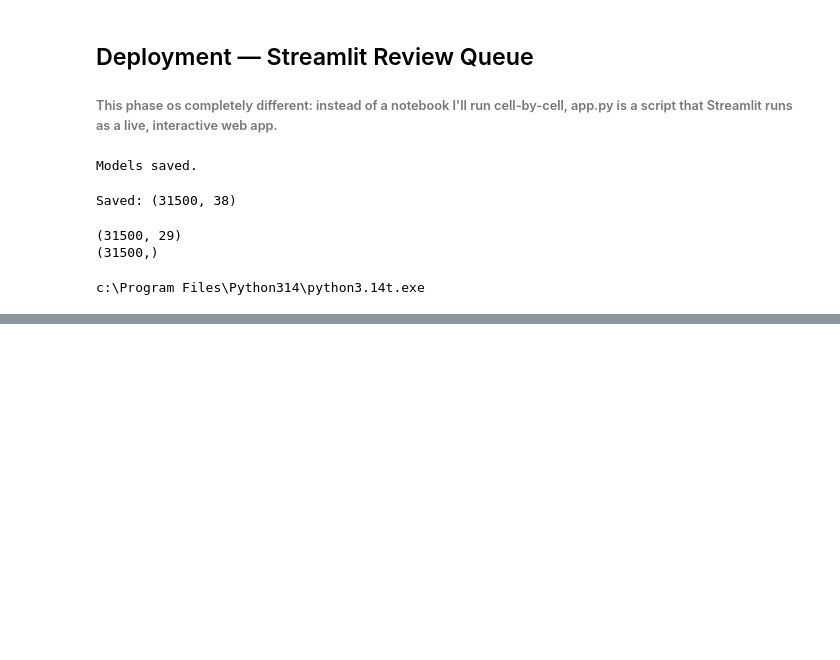
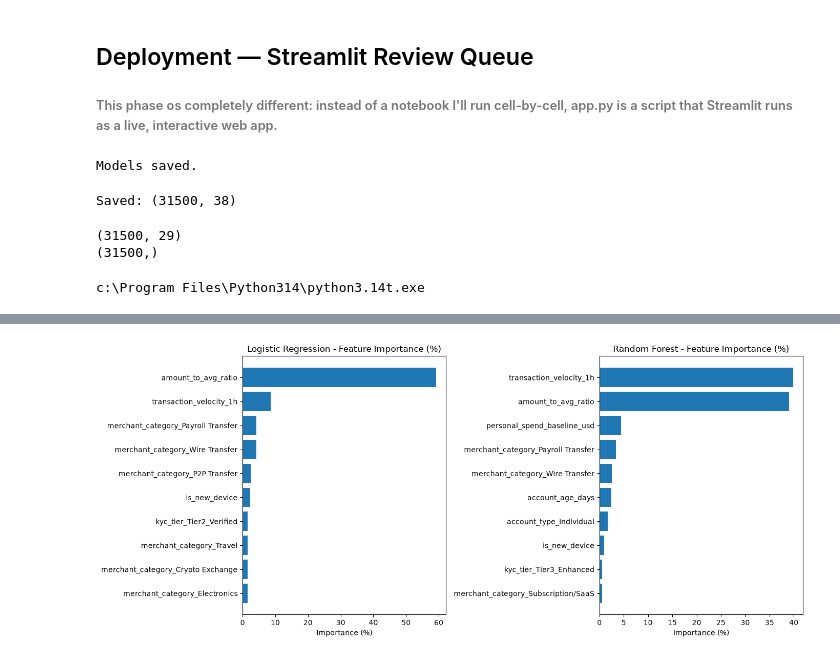
Before and after one commit to Adedamola-Akano/finlora_finance---fraud_detection_project, a Jupyter notebook: notebooks/04_modeling.ipynb, the cells around one changed output, grey strips where cells are left out. Cells and saved outputs as stored; diff of their text form; code cells hidden in the pictures; blank space fills up the shorter version.

Commit message:
Add feature importance analysis and chart for both models

```diff
--- a/notebooks/04_modeling.ipynb
+++ b/notebooks/04_modeling.ipynb
@@ -305,0 +351,26 @@ c:\Program Files\Python314\python3.14t.exe
+# %%
+import matplotlib.pyplot as plt
+
+fig, axes = plt.subplots(1, 2, figsize=(14, 6))
+
+top_logreg = logreg_importance.head(10)
+axes[0].barh(top_logreg['feature'], top_logreg['importance_pct'])
+axes[0].invert_yaxis()
+axes[0].set_title('Logistic Regression - Feature Importance (%)')
+axes[0].set_xlabel('Importance (%)')
+
+top_rf = rf_importance.head(10)
+axes[1].barh(top_rf['feature'], top_rf['importance_pct'])
+axes[1].invert_yaxis()
+axes[1].set_title('Random Forest - Feature Importance (%)')
+axes[1].set_xlabel('Importance (%)')
+
+plt.tight_layout()
+plt.savefig('../docs/feature_importance_chart.png', dpi=150, bbox_inches='tight')
+plt.show()
+#two horizontal bar charts side by side, one per model,
+# each showing its own top 10 features ranked by importance percentage.
+# invert_yaxis() puts the most important feature at the top rather than
+# the bottom (horizontal bar charts default to bottom-up order, which reads backwards for a ranking)
+# %% [output]
+[figure, added]
```
Also changed, not shown: parts of 3 cells of this notebook, 1 other file.
